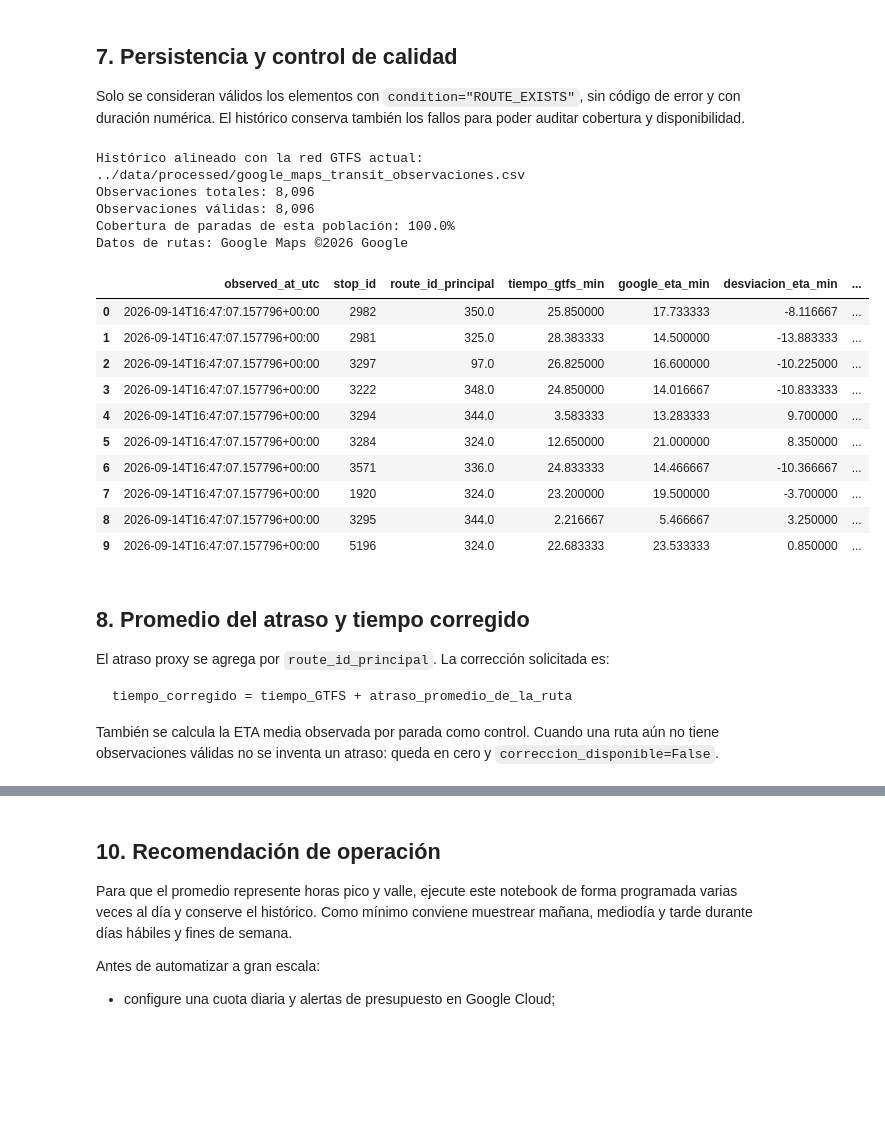
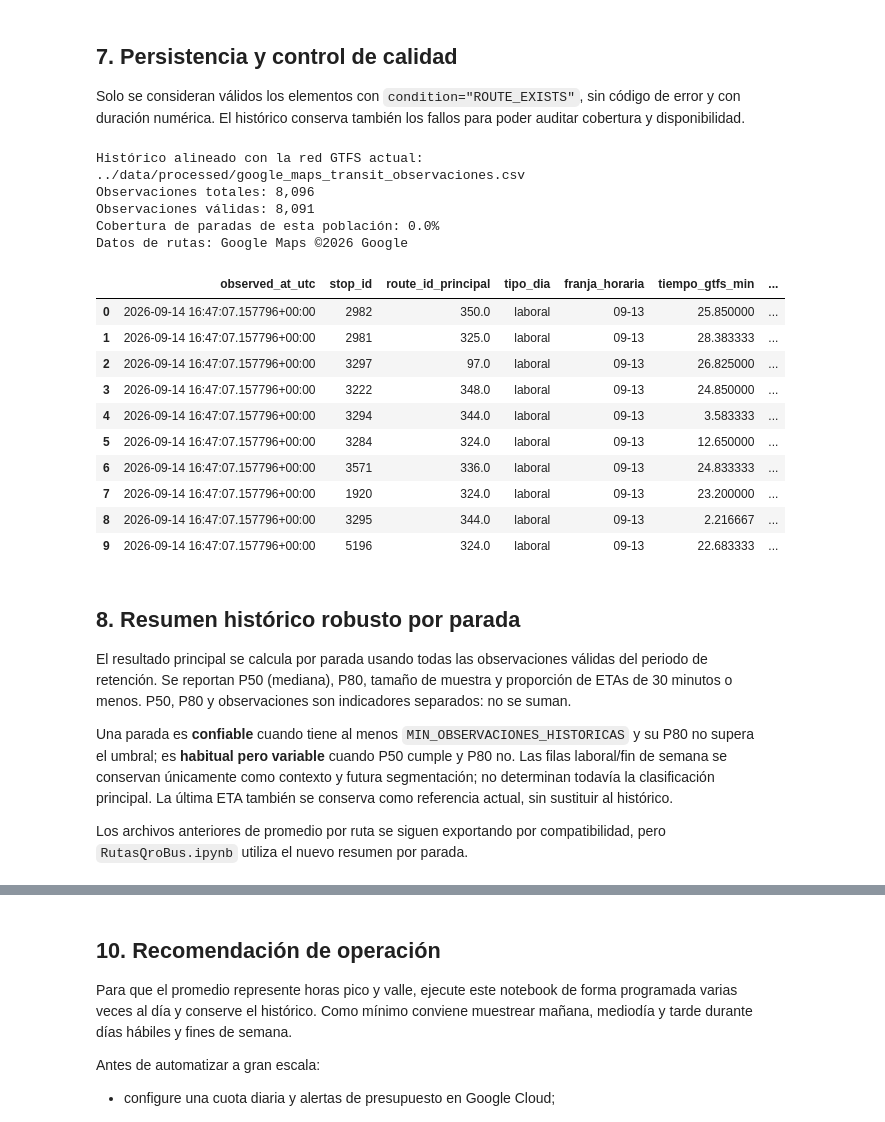
Before and after one commit to FBenita/Tren_Mex_Qro, a Jupyter notebook: scripts/PromedioRutas.ipynb, the cells around one changed output, grey strips where cells are left out. Saved outputs shown, nothing was run; the diff lists cells and outputs as text; code cells hidden in the pictures; blank space fills up the shorter version.

````diff
--- a/scripts/PromedioRutas.ipynb
+++ b/scripts/PromedioRutas.ipynb
@@ -619,6 +623,10 @@ df_observaciones = (
 )
 
 if not df_observaciones.empty:
+    df_observaciones["stop_id"] = df_observaciones["stop_id"].astype(str)
+    df_observaciones["observed_at_utc"] = pd.to_datetime(
+        df_observaciones["observed_at_utc"], errors="coerce", utc=True
+    )
     df_observaciones = df_observaciones.drop_duplicates(
         subset=["observed_at_utc", "stop_id"], keep="last"
     )
@@ -627,7 +635,8 @@ if not df_observaciones.empty:
     # Google ETA se conserva; solo se actualizan tiempo y ruta base.
     base_actual = df_base[
         ["stop_id", "tiempo_gtfs_min", "route_id_principal"]
-    ]
+    ].copy()
+    base_actual["stop_id"] = base_actual["stop_id"].astype(str)
     df_observaciones = (
         df_observaciones.drop(
             columns=["tiempo_gtfs_min", "route_id_principal"],
@@ -635,6 +644,24 @@ if not df_observaciones.empty:
         )
         .merge(base_actual, on="stop_id", how="left", validate="many_to_one")
     )
+    df_observaciones["observed_at_local"] = df_observaciones[
+        "observed_at_utc"
+    ].dt.tz_convert("America/Mexico_City")
+    df_observaciones["tipo_dia"] = np.where(
+        df_observaciones["observed_at_local"].dt.dayofweek.lt(5),
+        "laboral",
+        "fin_de_semana",
+    )
+    df_observaciones["hora_local"] = df_observaciones[
+        "observed_at_local"
+    ].dt.hour
+    df_observaciones["franja_horaria"] = pd.cut(
+        df_observaciones["hora_local"],
+        bins=[0, 6, 9, 13, 16, 19, 23, 24],
+        labels=["00-06", "06-09", "09-13", "13-16", "16-19", "19-23", "23-24"],
+        right=False,
+        include_lowest=True,
+    ).astype("string")
     df_observaciones.to_csv(OBSERVACIONES_PATH, index=False)
     print(f"Histórico alineado con la red GTFS actual: {OBSERVACIONES_PATH}")
 
@@ -655,7 +682,8 @@ else:
     df_validas = df_observaciones[
         df_observaciones["condition"].eq("ROUTE_EXISTS")
         & df_observaciones["status_code"].fillna(0).eq(0)
-        & df_observaciones["google_eta_min"].notna()
+        & df_observaciones["google_eta_min"].between(1, 180, inclusive="both")
+        & df_observaciones["observed_at_utc"].notna()
         & df_observaciones["tiempo_gtfs_min"].notna()
     ].copy()
 
@@ -663,56 +691,56 @@ else:
         df_validas["google_eta_min"] - df_validas["tiempo_gtfs_min"]
     )
     df_validas["atraso_estimado_min"] = (
         df_validas["desviacion_eta_min"].clip(lower=0)
     )
 
     paradas_consulta = set(df_consulta["stop_id"])
     paradas_historicas_cubiertas = set(df_validas["stop_id"]) & paradas_consulta
     cobertura = len(paradas_historicas_cubiertas) / max(len(paradas_consulta), 1)
     print(f"Observaciones totales: {len(df_observaciones):,}")
     print(f"Observaciones válidas: {len(df_validas):,}")
     print(f"Cobertura de paradas de esta población: {cobertura:.1%}")
     print(f"Datos de rutas: Google Maps ©{datetime.now().year} Google")
     display(
         df_validas[
             [
                 "observed_at_utc",
                 "stop_id",
                 "route_id_principal",
+                "tipo_dia",
+                "franja_horaria",
                 "tiempo_gtfs_min",
                 "google_eta_min",
                 "desviacion_eta_min",
                 "atraso_estimado_min",
             ]
         ].head(10)
     )
 # %% [output]
 Histórico alineado con la red GTFS actual: ../data/processed/google_maps_transit_observaciones.csv
 Observaciones totales: 8,096
-Observaciones válidas: 8,096
-Cobertura de paradas de esta población: 100.0%
+Observaciones válidas: 8,091
+Cobertura de paradas de esta población: 0.0%
 Datos de rutas: Google Maps ©2026 Google
-|  | observed_at_utc | stop_id | route_id_principal | tiempo_gtfs_min | google_eta_min | desviacion_eta_min | ... |
-| 0 | 2026-09-14T16:47:07.157796+00:00 | 2982 | 350.0 | 25.850000 | 17.733333 | -8.116667 | ... |
-| 1 | 2026-09-14T16:47:07.157796+00:00 | 2981 | 325.0 | 28.383333 | 14.500000 | -13.883333 | ... |
-| 2 | 2026-09-14T16:47:07.157796+00:00 | 3297 | 97.0 | 26.825000 | 16.600000 | -10.225000 | ... |
-| 3 | 2026-09-14T16:47:07.157796+00:00 | 3222 | 348.0 | 24.850000 | 14.016667 | -10.833333 | ... |
-| 4 | 2026-09-14T16:47:07.157796+00:00 | 3294 | 344.0 | 3.583333 | 13.283333 | 9.700000 | ... |
-| 5 | 2026-09-14T16:47:07.157796+00:00 | 3284 | 324.0 | 12.650000 | 21.000000 | 8.350000 | ... |
-| 6 | 2026-09-14T16:47:07.157796+00:00 | 3571 | 336.0 | 24.833333 | 14.466667 | -10.366667 | ... |
-| 7 | 2026-09-14T16:47:07.157796+00:00 | 1920 | 324.0 | 23.200000 | 19.500000 | -3.700000 | ... |
-| 8 | 2026-09-14T16:47:07.157796+00:00 | 3295 | 344.0 | 2.216667 | 5.466667 | 3.250000 | ... |
-| 9 | 2026-09-14T16:47:07.157796+00:00 | 5196 | 324.0 | 22.683333 | 23.533333 | 0.850000 | ... |
+|  | observed_at_utc | stop_id | route_id_principal | tipo_dia | franja_horaria | tiempo_gtfs_min | ... |
+| 0 | 2026-09-14 16:47:07.157796+00:00 | 2982 | 350.0 | laboral | 09-13 | 25.850000 | ... |
+| 1 | 2026-09-14 16:47:07.157796+00:00 | 2981 | 325.0 | laboral | 09-13 | 28.383333 | ... |
+| 2 | 2026-09-14 16:47:07.157796+00:00 | 3297 | 97.0 | laboral | 09-13 | 26.825000 | ... |
+| 3 | 2026-09-14 16:47:07.157796+00:00 | 3222 | 348.0 | laboral | 09-13 | 24.850000 | ... |
+| 4 | 2026-09-14 16:47:07.157796+00:00 | 3294 | 344.0 | laboral | 09-13 | 3.583333 | ... |
+| 5 | 2026-09-14 16:47:07.157796+00:00 | 3284 | 324.0 | laboral | 09-13 | 12.650000 | ... |
+| 6 | 2026-09-14 16:47:07.157796+00:00 | 3571 | 336.0 | laboral | 09-13 | 24.833333 | ... |
+| 7 | 2026-09-14 16:47:07.157796+00:00 | 1920 | 324.0 | laboral | 09-13 | 23.200000 | ... |
+| 8 | 2026-09-14 16:47:07.157796+00:00 | 3295 | 344.0 | laboral | 09-13 | 2.216667 | ... |
+| 9 | 2026-09-14 16:47:07.157796+00:00 | 5196 | 324.0 | laboral | 09-13 | 22.683333 | ... |
 # %% [markdown]
-## 8. Promedio del atraso y tiempo corregido
+## 8. Resumen histórico robusto por parada
 
-El atraso proxy se agrega por `route_id_principal`. La corrección solicitada es:
+El resultado principal se calcula por parada usando todas las observaciones válidas del periodo de retención. Se reportan P50 (mediana), P80, tamaño de muestra y proporción de ETAs de 30 minutos o menos. P50, P80 y observaciones son indicadores separados: no se suman.
 
-```text
-tiempo_corregido = tiempo_GTFS + atraso_promedio_de_la_ruta
-```
+Una parada es **confiable** cuando tiene al menos `MIN_OBSERVACIONES_HISTORICAS` y su P80 no supera el umbral; es **habitual pero variable** cuando P50 cumple y P80 no. Las filas laboral/fin de semana se conservan únicamente como contexto y futura segmentación; no determinan todavía la clasificación principal. La última ETA también se conserva como referencia actual, sin sustituir al histórico.
 
-También se calcula la ETA media observada por parada como control. Cuando una ruta aún no tiene observaciones válidas no se inventa un atraso: queda en cero y `correccion_disponible=False`.
+Los archivos anteriores de promedio por ruta se siguen exportando por compatibilidad, pero `RutasQroBus.ipynb` utiliza el nuevo resumen por parada.
 # %%
 PROMEDIO_RUTAS_PATH = PROCESSED_DIR / "promedio_atrasos_google_por_ruta.csv"
 CORRECCIONES_PATH = PROCESSED_DIR / "tiempos_corregidos_google.csv"
````
Also changed, not shown: parts of 5 cells of this notebook, 12 other files.
